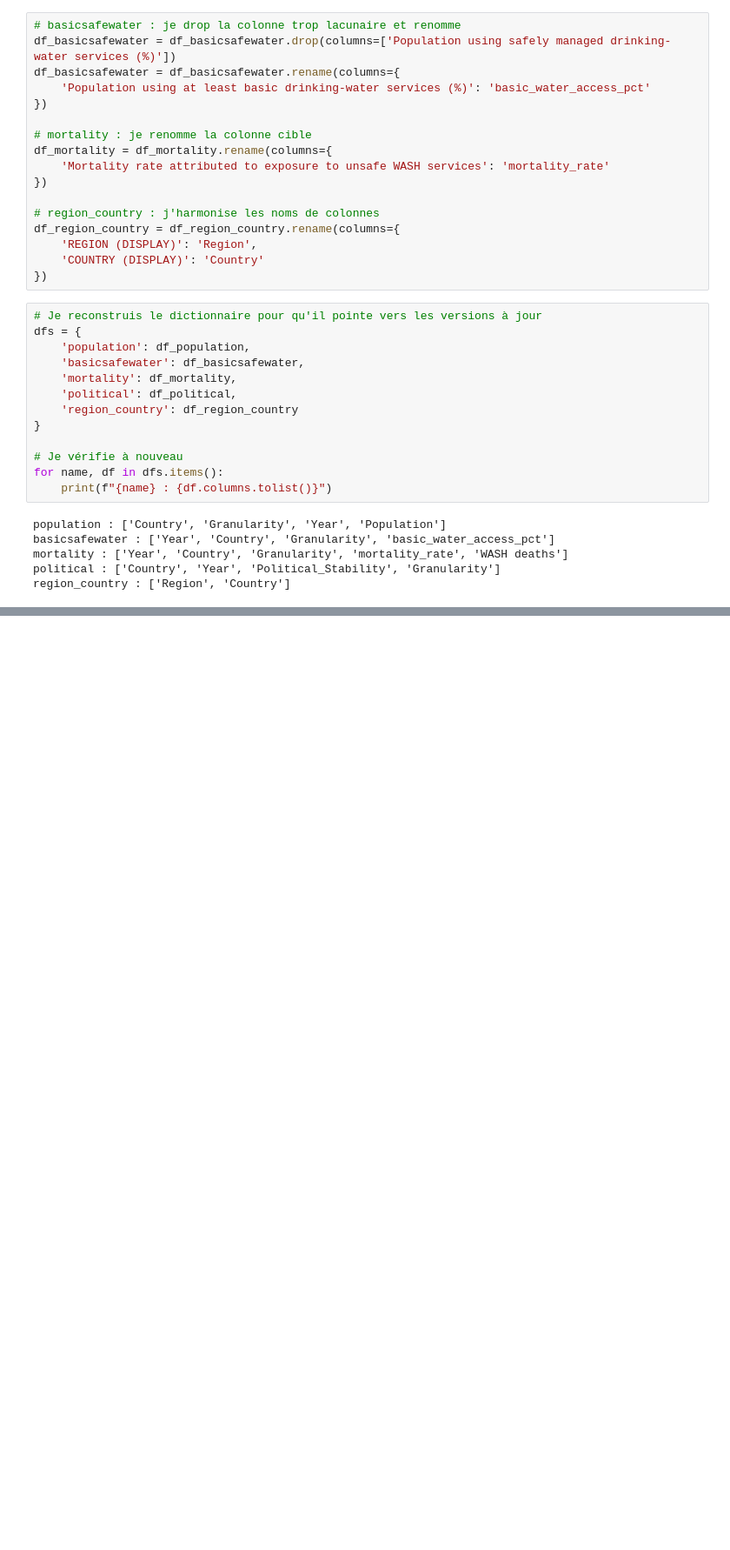
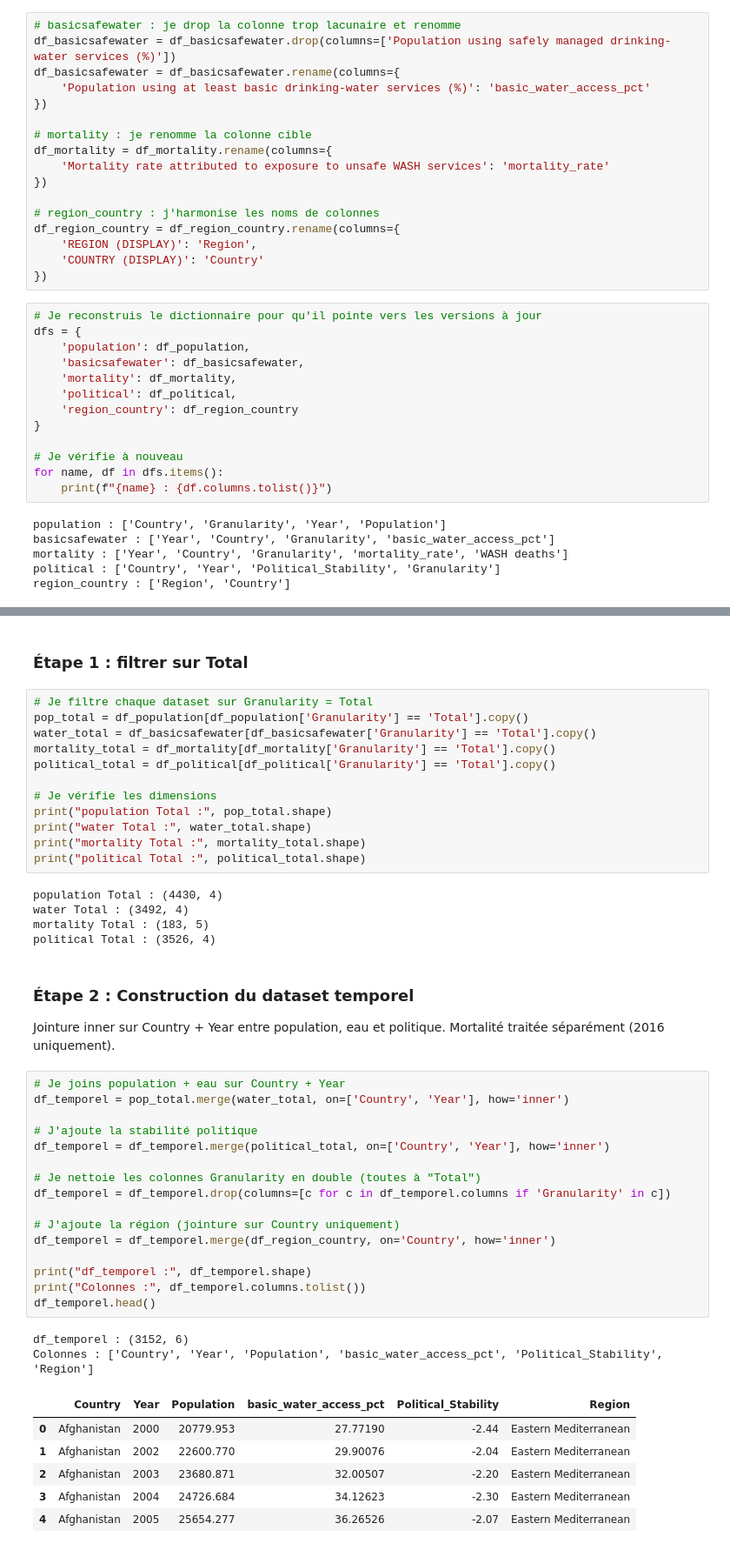
Before and after one commit to meganelarocca-maker/certification-blanche-data-analyst, a Jupyter notebook: notebooks/Megane_La_Rocca_Business_Case.ipynb, the cells around one changed output, grey strips where cells are left out. Shown at 87% size. Cells and saved outputs as stored; diff of their text form; blank space fills up the shorter version.

```diff
--- a/notebooks/Megane_La_Rocca_Business_Case.ipynb
+++ b/notebooks/Megane_La_Rocca_Business_Case.ipynb
@@ -291,0 +294,48 @@ Construire un dataset unique qui croise accès à l'eau, mortalité, stabilité
+# %% [markdown]
+### Étape 1 : filtrer sur Total
+# %%
+# Je filtre chaque dataset sur Granularity = Total
+pop_total = df_population[df_population['Granularity'] == 'Total'].copy()
+water_total = df_basicsafewater[df_basicsafewater['Granularity'] == 'Total'].copy()
+mortality_total = df_mortality[df_mortality['Granularity'] == 'Total'].copy()
+political_total = df_political[df_political['Granularity'] == 'Total'].copy()
+
+# Je vérifie les dimensions
+print("population Total :", pop_total.shape)
+print("water Total :", water_total.shape)
+print("mortality Total :", mortality_total.shape)
+print("political Total :", political_total.shape)
+# %% [output]
+population Total : (4430, 4)
+water Total : (3492, 4)
+mortality Total : (183, 5)
+political Total : (3526, 4)
+# %% [markdown]
+### Étape 2 : Construction du dataset temporel
+
+Jointure inner sur Country + Year entre population, eau et politique. Mortalité traitée séparément (2016 uniquement).
+# %%
+# Je joins population + eau sur Country + Year
+df_temporel = pop_total.merge(water_total, on=['Country', 'Year'], how='inner')
+
+# J'ajoute la stabilité politique
+df_temporel = df_temporel.merge(political_total, on=['Country', 'Year'], how='inner')
+
+# Je nettoie les colonnes Granularity en double (toutes à "Total")
+df_temporel = df_temporel.drop(columns=[c for c in df_temporel.columns if 'Granularity' in c])
+
+# J'ajoute la région (jointure sur Country uniquement)
+df_temporel = df_temporel.merge(df_region_country, on='Country', how='inner')
+
+print("df_temporel :", df_temporel.shape)
+print("Colonnes :", df_temporel.columns.tolist())
+df_temporel.head()
+# %% [output]
+df_temporel : (3152, 6)
+Colonnes : ['Country', 'Year', 'Population', 'basic_water_access_pct', 'Political_Stability', 'Region']
+|  | Country | Year | Population | basic_water_access_pct | Political_Stability | Region |
+| 0 | Afghanistan | 2000 | 20779.953 | 27.77190 | -2.44 | Eastern Mediterranean |
+| 1 | Afghanistan | 2002 | 22600.770 | 29.90076 | -2.04 | Eastern Mediterranean |
+| 2 | Afghanistan | 2003 | 23680.871 | 32.00507 | -2.20 | Eastern Mediterranean |
+| 3 | Afghanistan | 2004 | 24726.684 | 34.12623 | -2.30 | Eastern Mediterranean |
+| 4 | Afghanistan | 2005 | 25654.277 | 36.26526 | -2.07 | Eastern Mediterranean |
```
Also changed, not shown: parts of 13 cells of this notebook.
